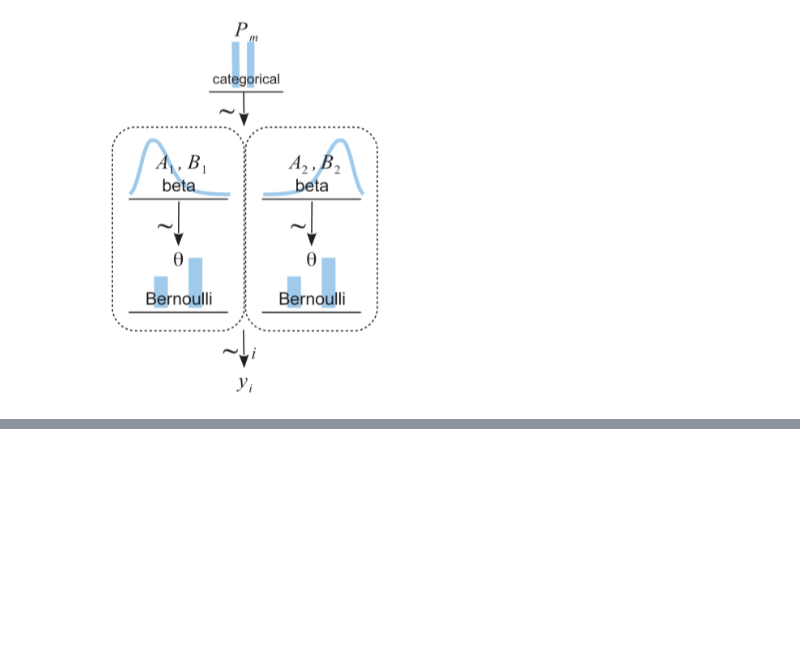
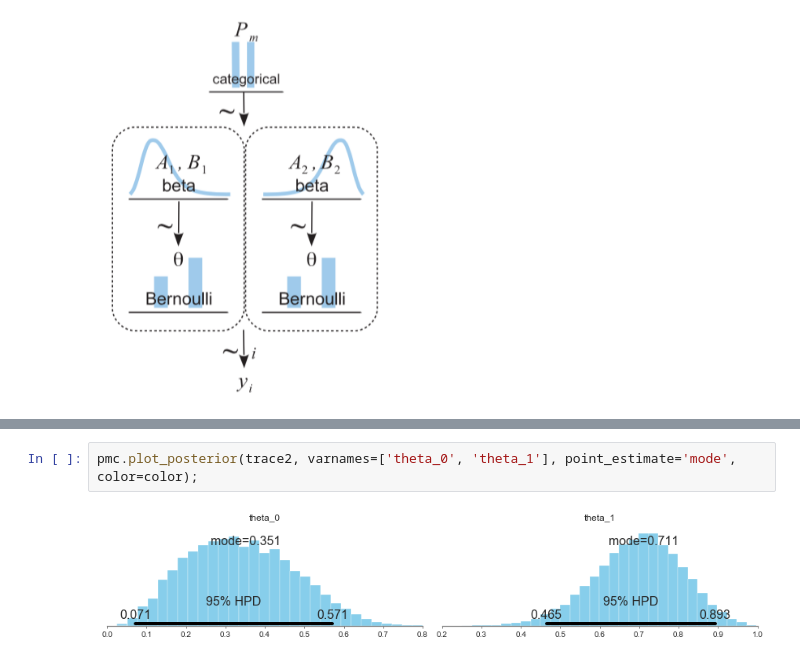
Before and after one commit to JWarmenhoven/DBDA-python, a Jupyter notebook: Notebooks/Chapter 10.ipynb, the cells around one changed output, grey strips where cells are left out. Drawn from its saved outputs; the diff is of its cells as text; blank space fills up the shorter version.

```diff
--- a/Notebooks/Chapter 10.ipynb
+++ b/Notebooks/Chapter 10.ipynb
@@ -103,0 +152,4 @@ plt.tight_layout();
+# %%
+pmc.plot_posterior(trace2, varnames=['theta_0', 'theta_1'], point_estimate='mode', color=color);
+# %% [output]
+[figure, added]
```
Also changed, not shown: parts of 13 cells of this notebook.
